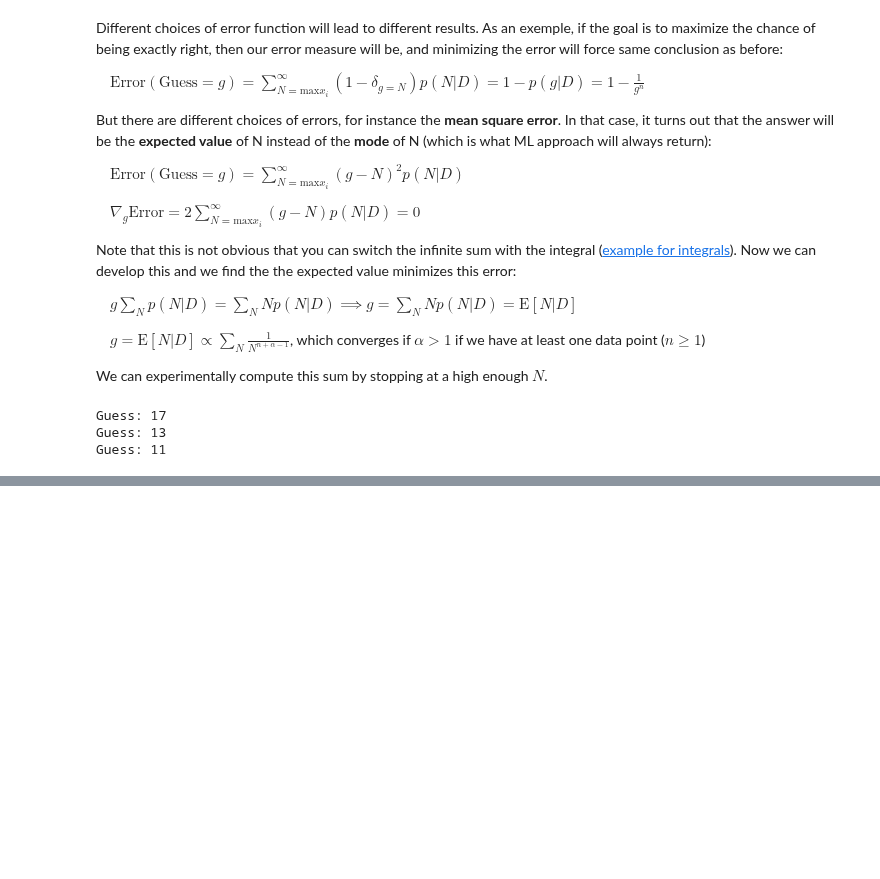
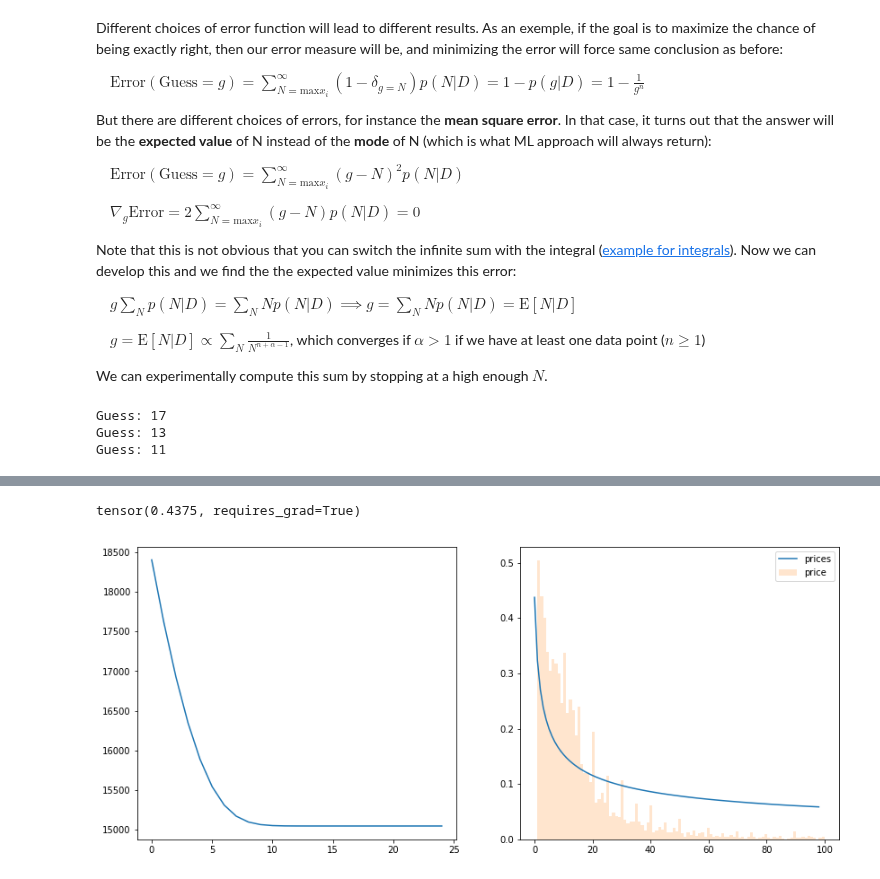
Before and after one commit to QuentinDuval/PythonExperiments, a Jupyter notebook: ml/0_basic_inference.ipynb, the cells around one changed output, grey strips where cells are left out. Drawn from its saved outputs; the diff is of its cells as text; code cells hidden in the pictures; blank space fills up the shorter version.

```diff
--- a/ml/0_basic_inference.ipynb
+++ b/ml/0_basic_inference.ipynb
@@ -496,0 +562,39 @@ Guess: 11
+# %%
+def train(parameters, cost_function):
+    losses = []
+    optimizer = optim.Adam(parameters)
+
+    train_xs = data.TensorDataset(torch.FloatTensor(prices))
+    train_loader = data.DataLoader(train_xs, shuffle=True, batch_size=100)
+    for _ in range(25):
+        episode_loss = 0.
+        for x in train_loader:
+            loss = cost_function(x[0])
+            optimizer.zero_grad()
+            loss.backward()
+            optimizer.step()
+            episode_loss += loss.item()
+        losses.append(episode_loss)
+    return losses
+
+
+alpha = torch.tensor(1., requires_grad=True)
+
+def nll_pareto(xs):
+    return alpha * torch.sum(torch.log(xs)) - len(xs) * torch.log(alpha)
+
+def pdf_pareto(xs):
+    return alpha.item() / xs ** alpha.item()
+
+losses = train([alpha], nll_pareto)
+print(alpha)
+
+_, ax = plt.subplots(figsize=(14,6), ncols=2)
+ax[0].plot(losses, label='loss')
+ax[1].plot([0] + pdf_pareto(np.arange(1, 100, 1)), label='prices')
+ax[1].hist(prices, bins=100, alpha=0.2, weights=np.ones(len(prices)) / 1200)
+plt.legend()
+plt.show()
+# %% [output]
+tensor(0.4375, requires_grad=True)
+[figure, added]
```
Also changed, not shown: parts of 13 cells of this notebook.
